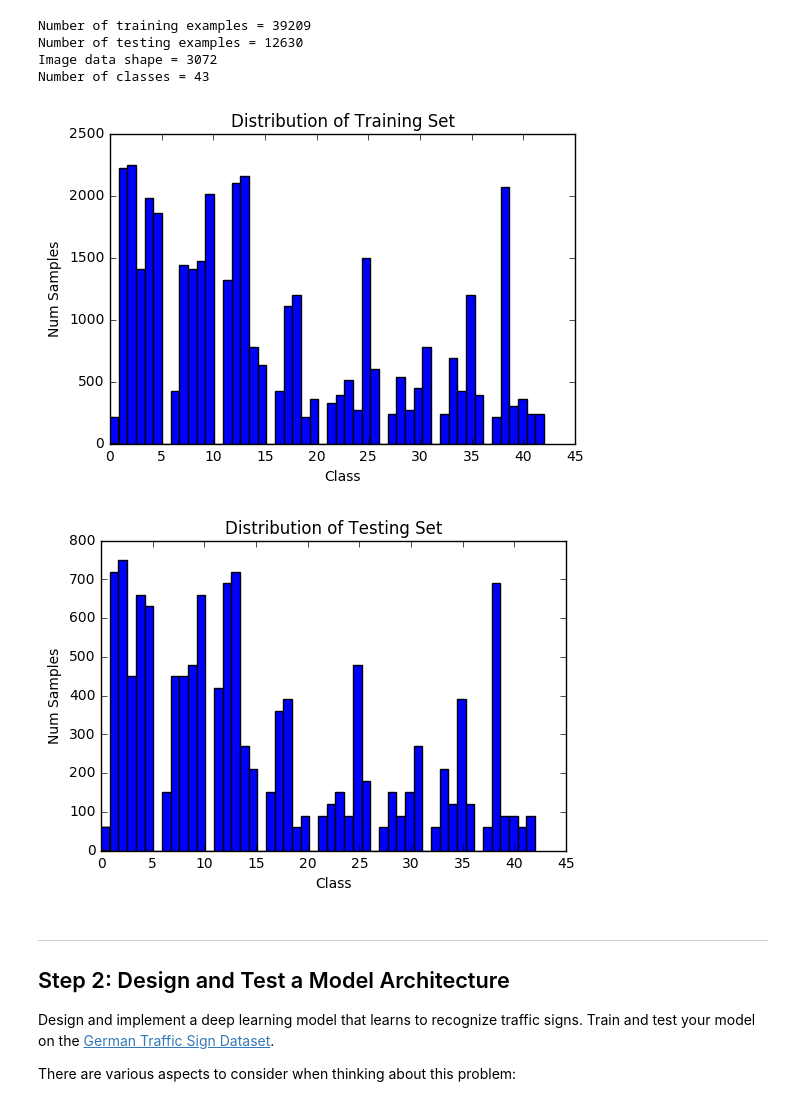
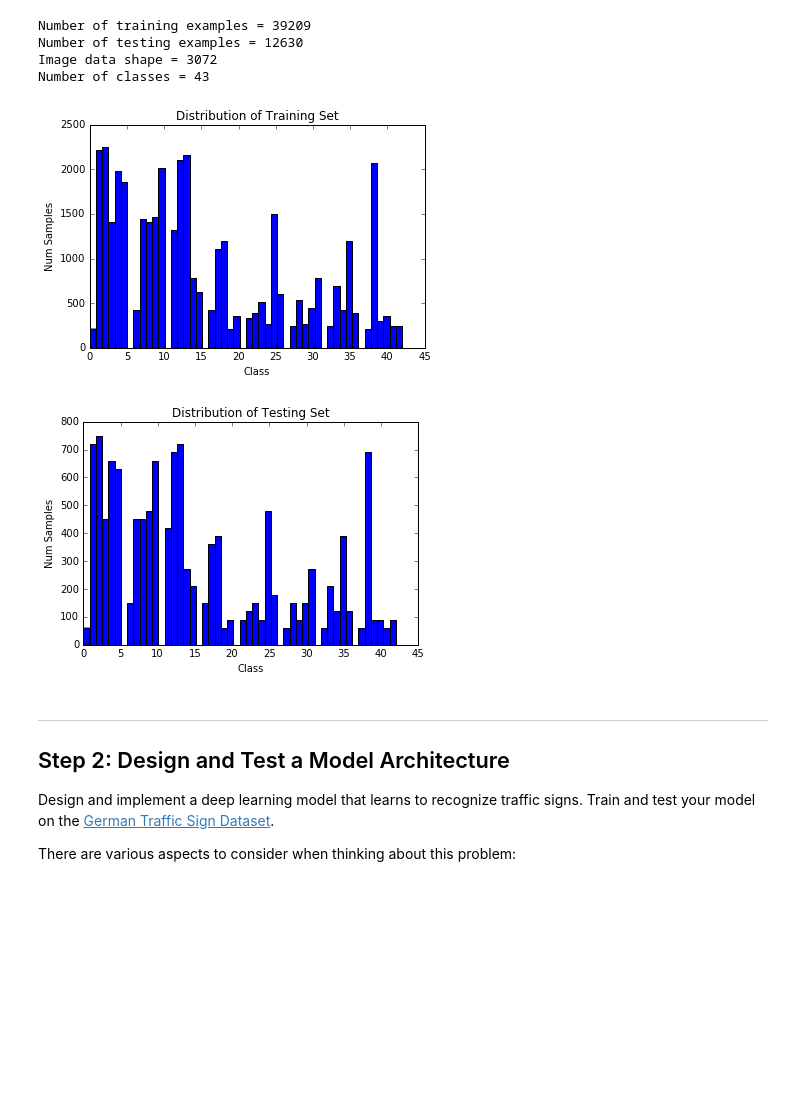
Before and after one commit to jeffzheng1/udacity-project2-traffic-signs, a Jupyter notebook: Traffic_Signs_Recognition.ipynb, the cells around one changed output. Saved outputs shown, nothing was run; the diff lists cells and outputs as text; code cells hidden in the pictures; blank space fills up the shorter version.

```diff
--- a/Traffic_Signs_Recognition.ipynb
+++ b/Traffic_Signs_Recognition.ipynb
@@ -69,24 +69,21 @@ Number of testing examples = 12630
 Image data shape = 3072
 Number of classes = 43
 # %%
-plt.figure(1)
 plt.hist(y_train, 50)
-
 plt.xlabel('Class')
 plt.ylabel('Num Samples')
 plt.title('Distribution of Training Set')
-
-plt.figure(2)
-plt.hist(y_test, 50)
-
-plt.xlabel('Class')
-plt.ylabel('Num Samples')
-plt.title('Distribution of Testing Set')
-
 plt.show()
 # %% [output]
-[figure, old version]
+[figure, new version]
-[figure, removed]
+# %%
+plt.hist(y_test, 50)
+plt.xlabel('Class')
+plt.ylabel('Num Samples')
+plt.title('Distribution of Testing Set')
+plt.show()
+# %% [output]
+[figure, added]
 # %% [markdown]
 ----
 
```
Also changed, not shown: parts of 19 cells of this notebook, 1 other file.
